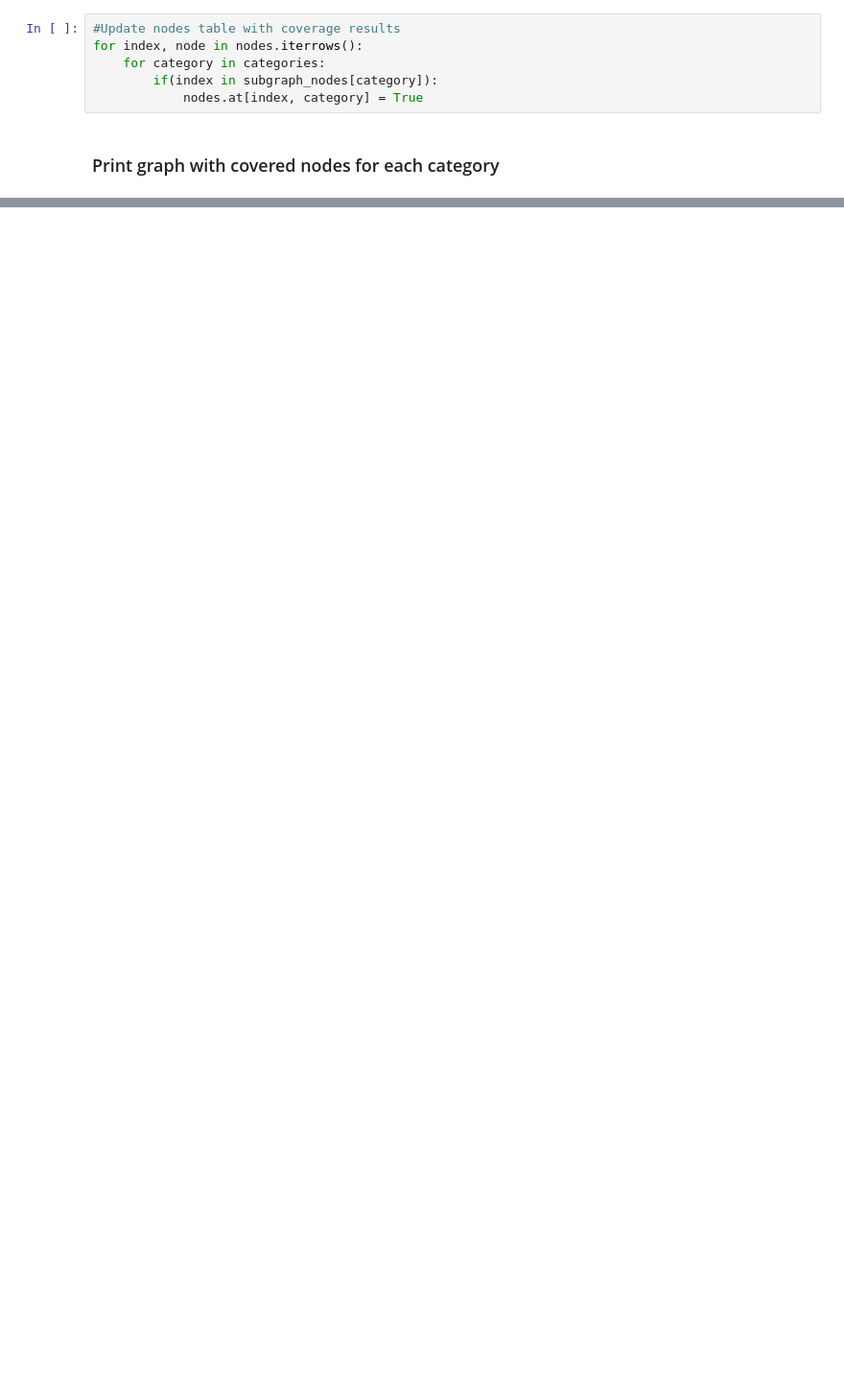
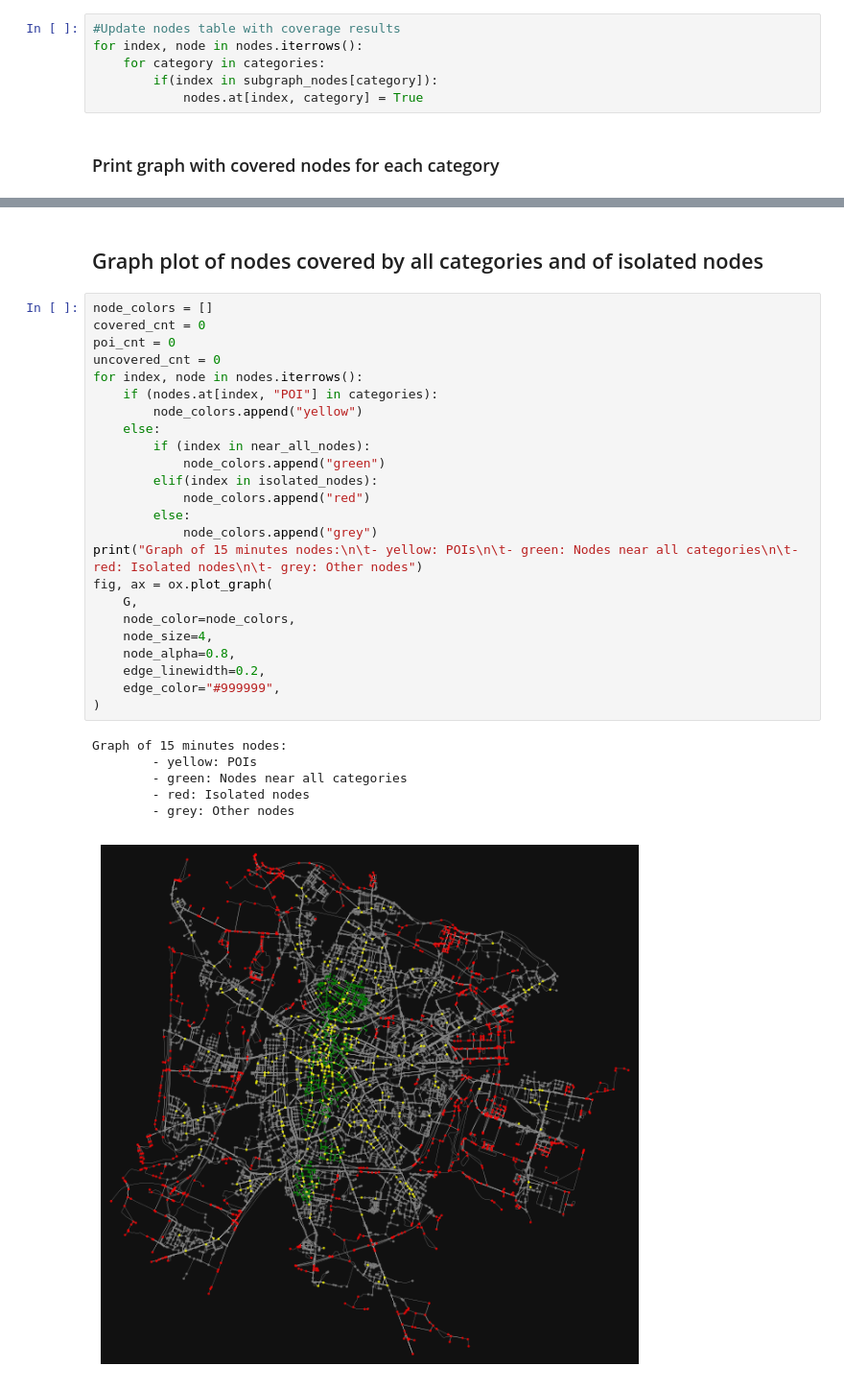
Before and after one commit to danielcharles0/LFN2324, a Jupyter notebook: Coverage.ipynb, the cells around one changed output, grey strips where cells are left out. Shown at 96% size. Drawn from its saved outputs; the diff is of its cells as text; blank space fills up the shorter version.

```diff
--- a/Coverage.ipynb
+++ b/Coverage.ipynb
@@ -190,0 +296,33 @@ Number of covered nodes (green):  3669
+# %% [markdown]
+<h2>Graph plot of nodes covered by all categories and of isolated nodes</h2>
+# %%
+node_colors = []
+covered_cnt = 0
+poi_cnt = 0
+uncovered_cnt = 0
+for index, node in nodes.iterrows():
+    if (nodes.at[index, "POI"] in categories):
+        node_colors.append("yellow")
+    else:
+        if (index in near_all_nodes):
+            node_colors.append("green")
+        elif(index in isolated_nodes):
+            node_colors.append("red")
+        else:
+            node_colors.append("grey")
+print("Graph of 15 minutes nodes:\n\t- yellow: POIs\n\t- green: Nodes near all categories\n\t- red: Isolated nodes\n\t- grey: Other nodes")
+fig, ax = ox.plot_graph(
+    G,
+    node_color=node_colors,
+    node_size=4,
+    node_alpha=0.8,
+    edge_linewidth=0.2,
+    edge_color="#999999",
+)
+# %% [output]
+Graph of 15 minutes nodes:
+        - yellow: POIs
+        - green: Nodes near all categories
+        - red: Isolated nodes
+        - grey: Other nodes
+[figure, added]
```
Also changed, not shown: parts of 8 cells of this notebook.
